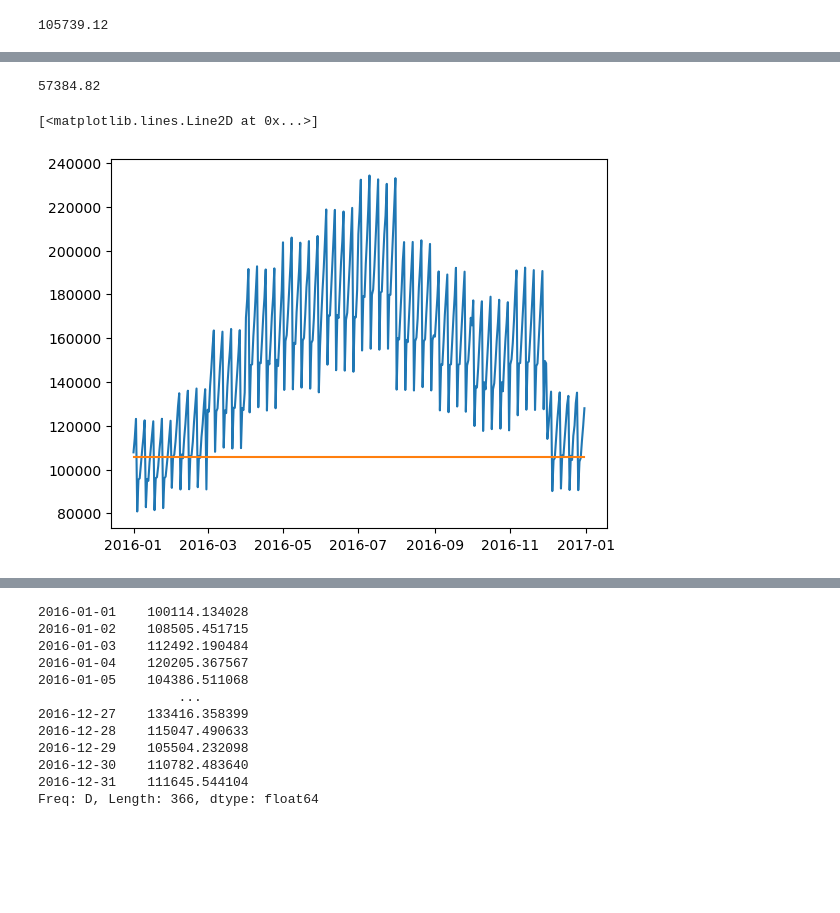
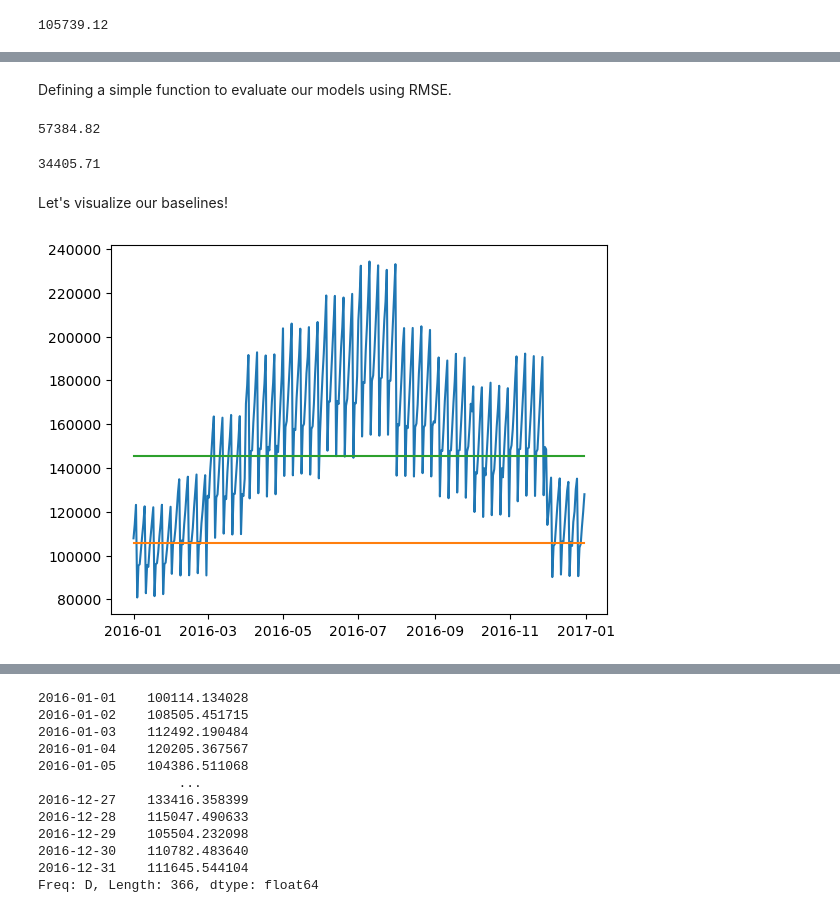
Before and after one commit to CodeupClassroom/somerville-time-series-exercises, a Jupyter notebook: modeling_lesson.ipynb, the cells around one changed output, grey strips where cells are left out. Cells and saved outputs as stored; diff of their text form; code cells hidden in the pictures; blank space fills up the shorter version.

```diff
--- a/modeling_lesson.ipynb
+++ b/modeling_lesson.ipynb
@@ -68,7 +76,7 @@ rolling
 105739.12
 # %%
 preds = pd.DataFrame({'actual': day_val,
-                      'rolling': rolling})
+                      'month_rolling': rolling})
 
 preds.head()
 # %% [output]
@@ -81,0 +92,5 @@ preds.head()
+# %%
+hy_rolling = round(day_train.rolling(180).mean()[-1], 2)
+# %%
+preds['hy_rolling'] = hy_rolling
+preds.head()
@@ -82,3 +105,5 @@ preds.head()
+# %% [markdown]
+Defining a simple function to evaluate our models using RMSE.
 # %%
 def eval_preds(df, predictions, actual='actual'):
 
@@ -88,8 +113,15 @@ eval_preds(preds, 'rolling')
 # %% [output]
 57384.82
+# %%
+eval_preds(preds, 'hy_rolling')
+# %% [output]
+34405.71
+# %% [markdown]
+Let's visualize our baselines!
 # %%
 plt.plot(preds['actual'])
-plt.plot(preds['rolling'])
+plt.plot(preds['month_rolling'])
+plt.plot(preds['hy_rolling'])
+plt.show()
 # %% [output]
-[<matplotlib.lines.Line2D at 0x...>]
-[figure, old version]
+[figure, new version]
```
Also changed, not shown: parts of 17 cells of this notebook.
